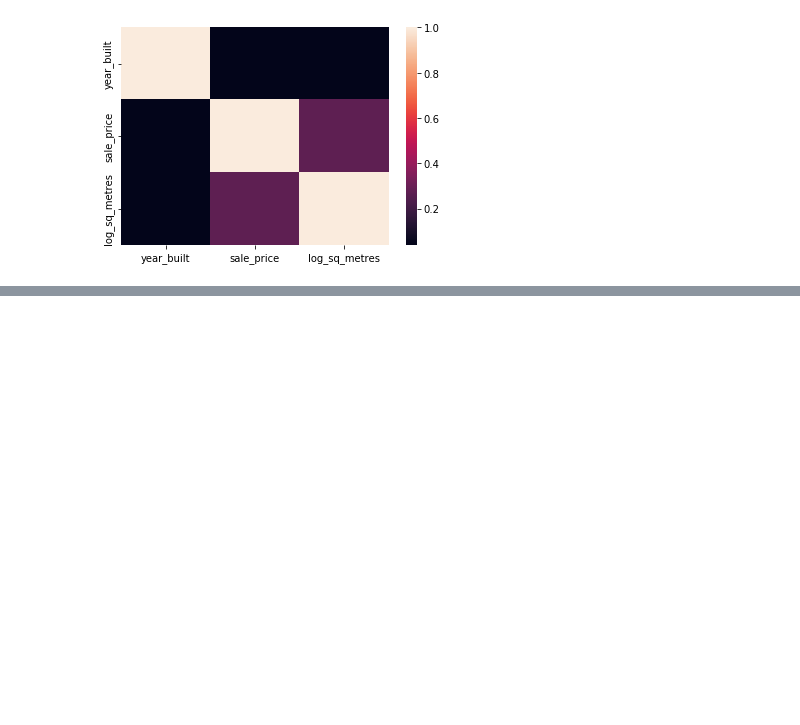
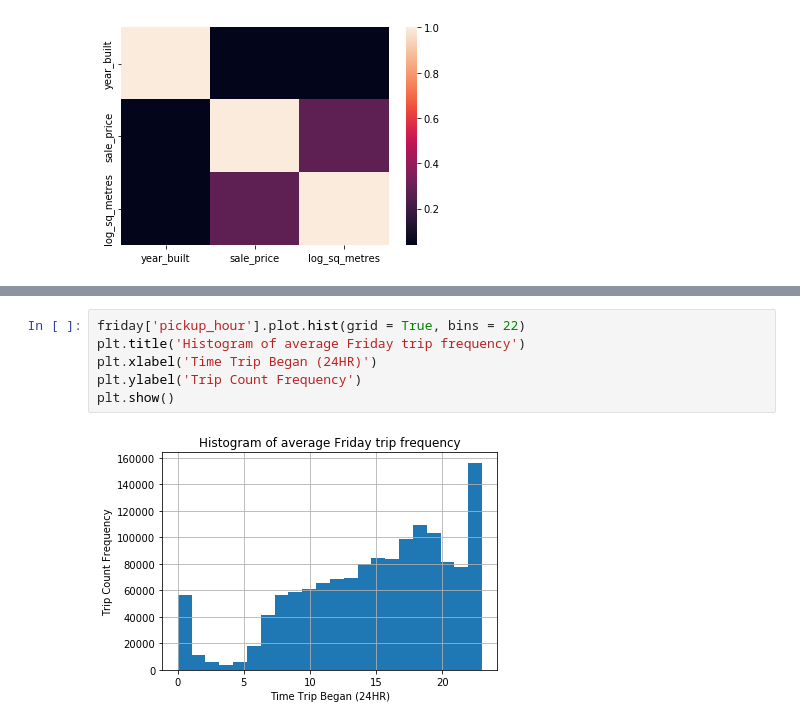
Before and after one commit to arjunrajkumar-ds/ADS_Project_1, a Jupyter notebook: code/EDA.ipynb, the cells around one changed output, grey strips where cells are left out. Drawn from its saved outputs; the diff is of its cells as text; blank space fills up the shorter version.

```diff
--- a/code/EDA.ipynb
+++ b/code/EDA.ipynb
@@ -350,0 +341,8 @@ Year built doesn't seem to have a correlation with the sale price at all
+# %%
+friday['pickup_hour'].plot.hist(grid = True, bins = 22)
+plt.title('Histogram of average Friday trip frequency')
+plt.xlabel('Time Trip Began (24HR)')
+plt.ylabel('Trip Count Frequency')
+plt.show()
+# %% [output]
+[figure, added]
```
Also changed, not shown: parts of 63 cells of this notebook, 3 other files.
